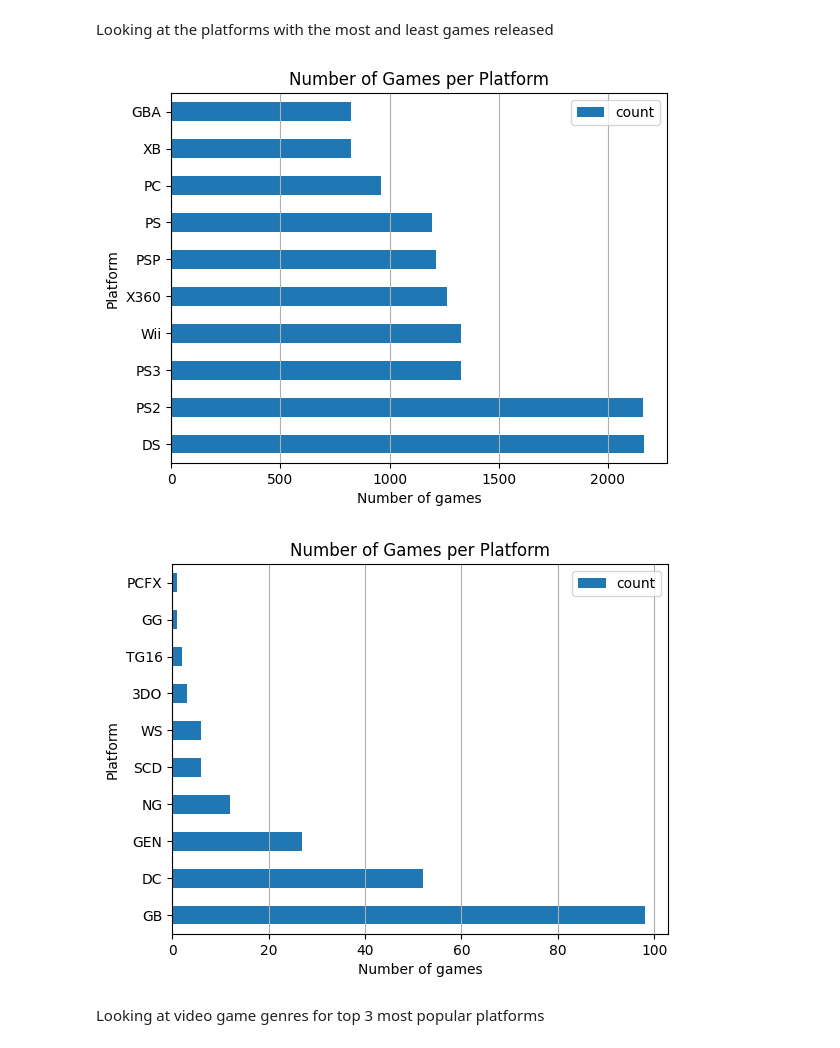
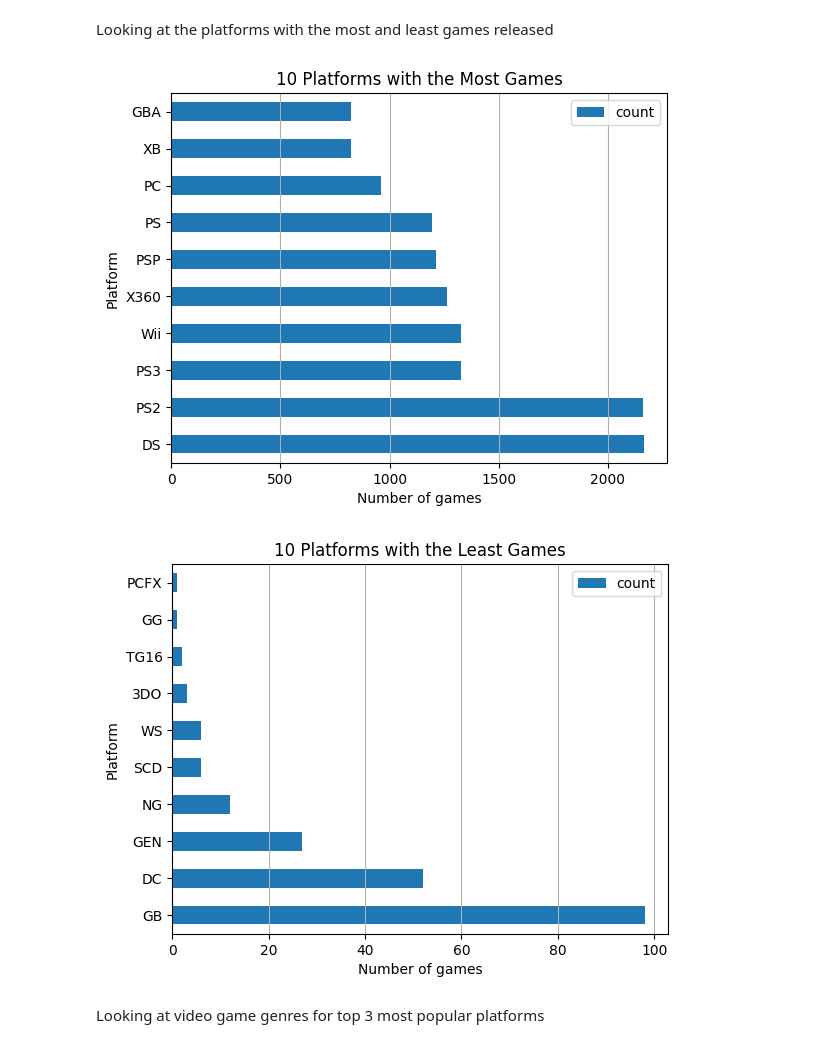
Before and after one commit to bdatye/VideoGameSalesTrends, a Jupyter notebook: VideoGamesSalesTrends.ipynb, the cells around one changed output. Drawn from its saved outputs; the diff is of its cells as text; code cells hidden in the pictures.

```diff
--- a/VideoGamesSalesTrends.ipynb
+++ b/VideoGamesSalesTrends.ipynb
@@ -94,24 +94,24 @@ Looking at the platforms with the most and least games released
 # %%
 df = videoGameData_df['Platform'].value_counts().reset_index()
 
 dfMost = df.head(10)
 dfMost.plot(x='Platform', y='count', kind='barh')
 #plt.xticks(rotation=0, ha='right')
 plt.xlabel(xlabel='Number of games')
-plt.title('Number of Games per Platform')
+plt.title('10 Platforms with the Most Games')
 plt.grid(axis='x')
 plt.show()
 
 dfLeast = df.tail(10)
 dfLeast.plot(x='Platform', y='count', kind='barh')
 #plt.xticks(rotation=0, ha='right')
 plt.xlabel(xlabel='Number of games')
-plt.title('Number of Games per Platform')
+plt.title('10 Platforms with the Least Games')
 plt.grid(axis='x')
 plt.show()
 # %% [output]
-[figure, old version]
+[figure, new version]
-[figure, old version]
+[figure, new version]
 # %% [markdown]
 Looking at video game genres for top 3 most popular platforms
 # %%
```
Also changed, not shown: parts of 2 cells of this notebook.
